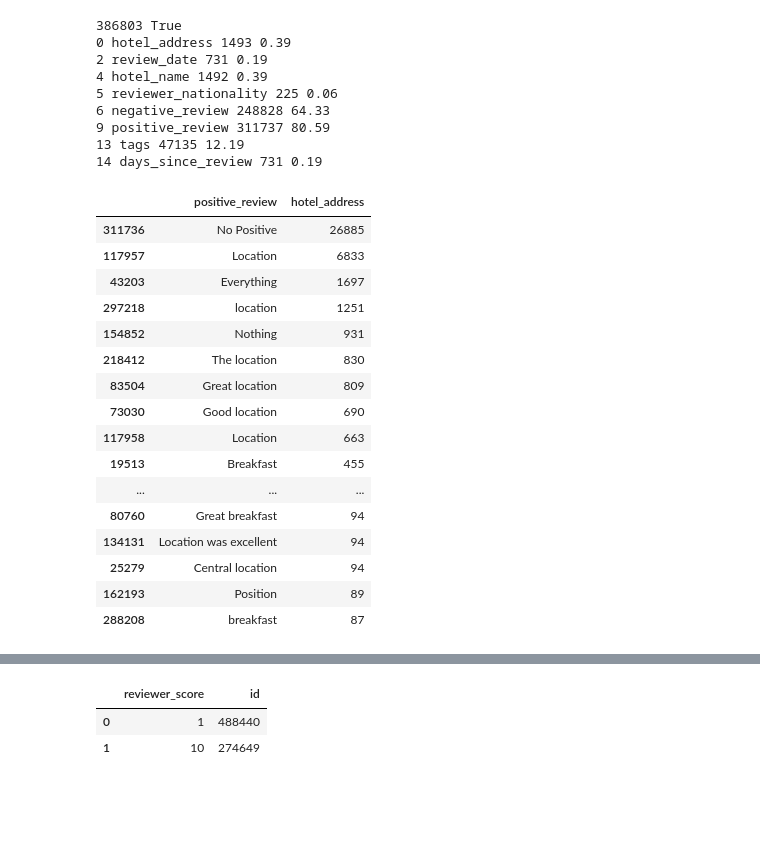
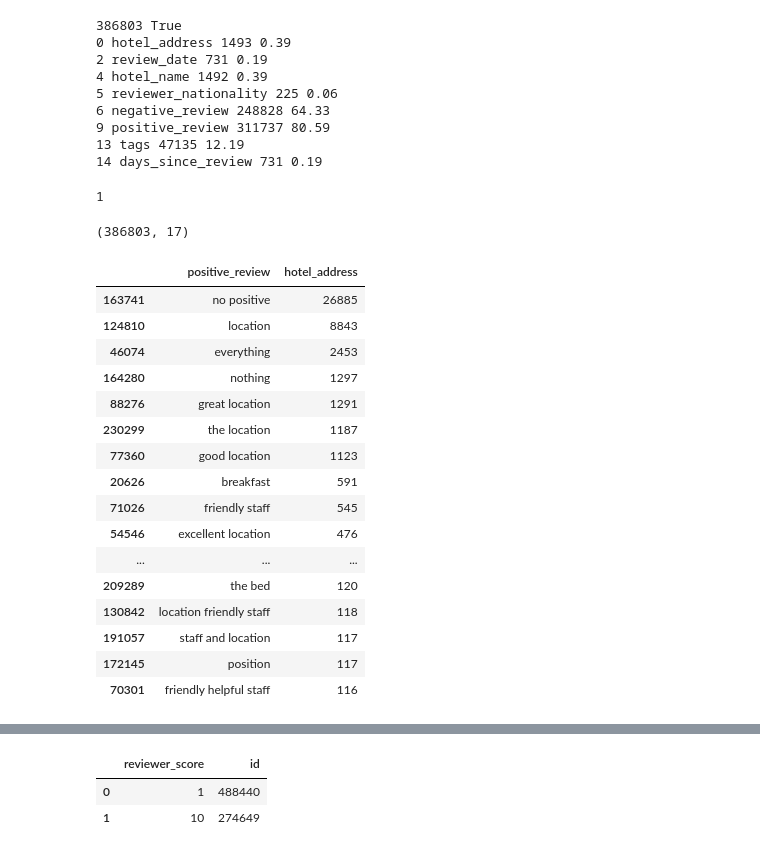
Before and after one commit to AlexeyLukovnikov/sf_data_science, a Jupyter notebook: BLOCK3_PROJECT-3/baseline-v1.ipynb, the cells around one changed output, grey strips where cells are left out. Drawn from its saved outputs; the diff is of its cells as text; code cells hidden in the pictures; blank space fills up the shorter version.

```diff
--- a/BLOCK3_PROJECT-3/baseline-v1.ipynb
+++ b/BLOCK3_PROJECT-3/baseline-v1.ipynb
@@ -57,27 +57,38 @@ for i, v in enumerate(df_train.columns):
 9 positive_review 311737 80.59
 13 tags 47135 12.19
 14 days_since_review 731 0.19
+# %%
+1
+# from ydata_profiling import ProfileReport
+# profile = ProfileReport(df_train, title="Pandas Profiling Report")
+# profile
+# profile.to_file("your_report.html")
+# %% [output]
+1
 # %%
+print(df_train.shape)
 #df_train.groupby(by='negative_review', as_index=False)['hotel_address'].count().sort_values(by='hotel_address', ascending=False).head(50)
+df_train['positive_review'] = df_train['positive_review'].str.strip().str.lower()
 df_train.groupby(by='positive_review', as_index=False)['hotel_address'].count().sort_values(by='hotel_address', ascending=False).head(50)
 # %% [output]
+(386803, 17)
 |  | positive_review | hotel_address |
-| 311736 | No Positive | 26885 |
-| 117957 | Location | 6833 |
-| 43203 | Everything | 1697 |
-| 297218 | location | 1251 |
-| 154852 | Nothing | 931 |
-| 218412 | The location | 830 |
-| 83504 | Great location | 809 |
-| 73030 | Good location | 690 |
-| 117958 | Location | 663 |
-| 19513 | Breakfast | 455 |
+| 163741 | no positive | 26885 |
+| 124810 | location | 8843 |
+| 46074 | everything | 2453 |
+| 164280 | nothing | 1297 |
+| 88276 | great location | 1291 |
+| 230299 | the location | 1187 |
+| 77360 | good location | 1123 |
+| 20626 | breakfast | 591 |
+| 71026 | friendly staff | 545 |
+| 54546 | excellent location | 476 |
 | ... | ... | ... |
-| 80760 | Great breakfast | 94 |
-| 134131 | Location was excellent | 94 |
-| 25279 | Central location | 94 |
-| 162193 | Position | 89 |
-| 288208 | breakfast | 87 |
+| 209289 | the bed | 120 |
+| 130842 | location friendly staff | 118 |
+| 191057 | staff and location | 117 |
+| 172145 | position | 117 |
+| 70301 | friendly helpful staff | 116 |
 # %%
 df_train.info()
 # %% [output]
```
Also changed, not shown: parts of 19 cells of this notebook, 1 other file.
